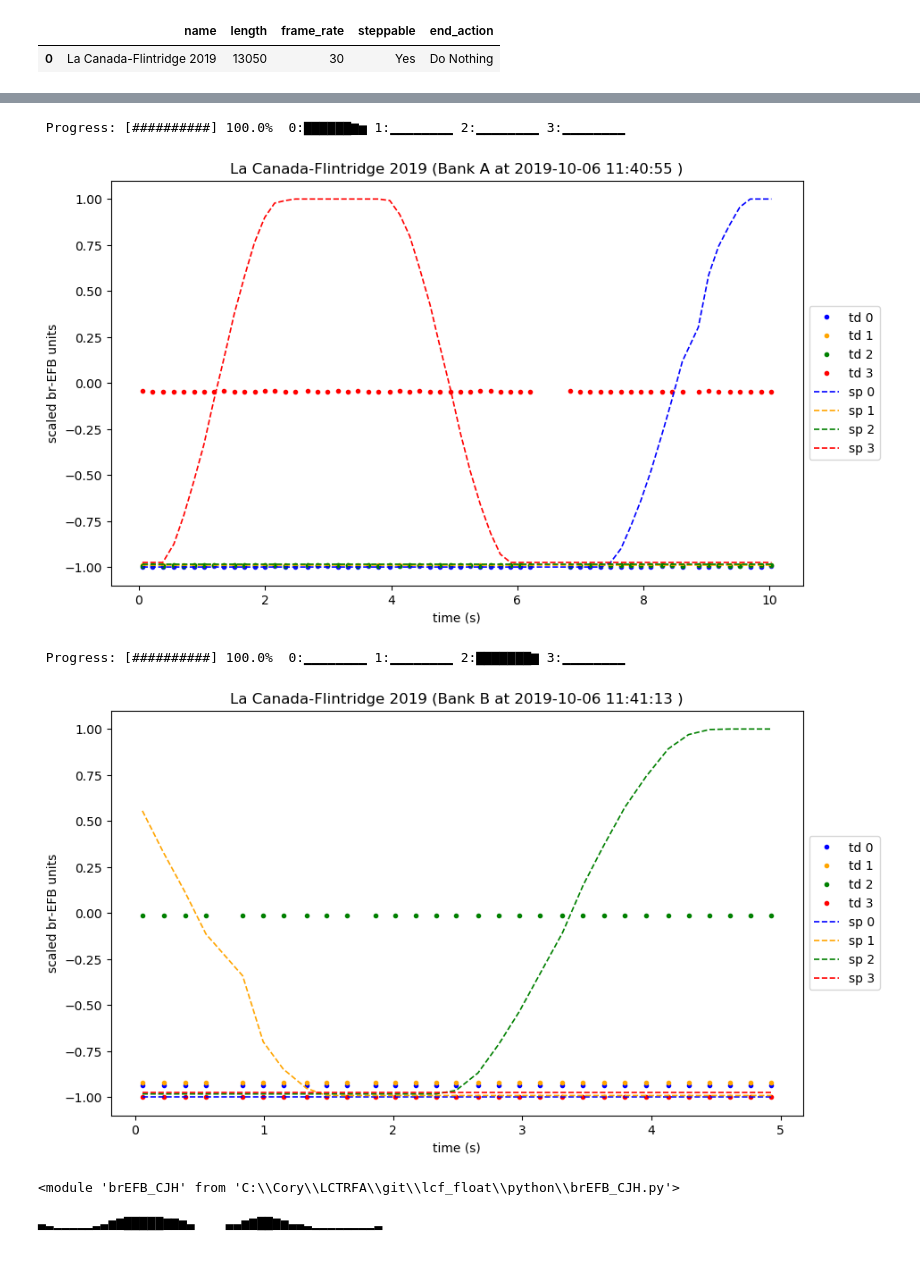
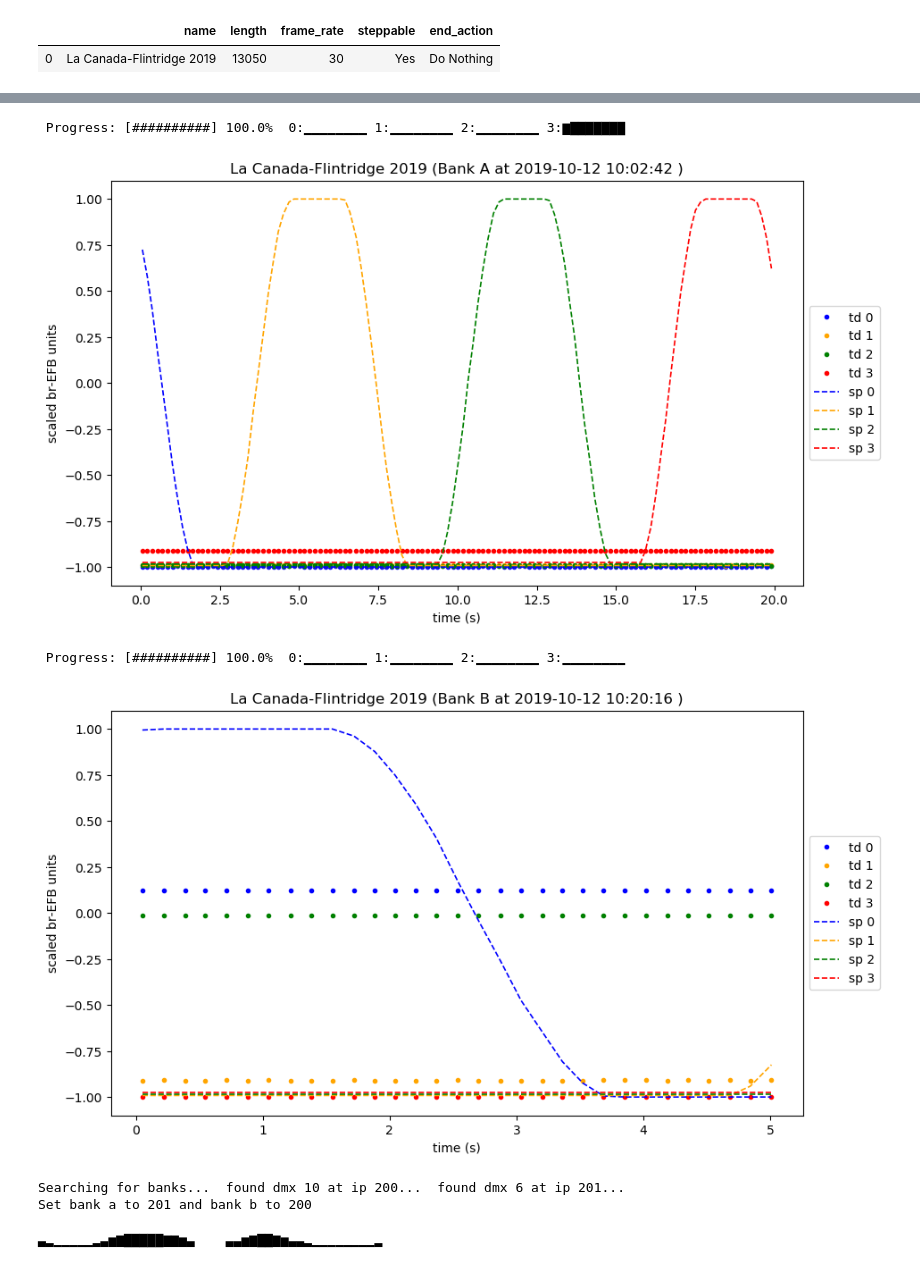
Before and after one commit to aesatchien/lcf_float, a Jupyter notebook: python/BrEFB.ipynb, the cells around one changed output, grey strips where cells are left out. Saved outputs shown, nothing was run; the diff lists cells and outputs as text; code cells hidden in the pictures.

```diff
--- a/python/BrEFB.ipynb
+++ b/python/BrEFB.ipynb
@@ -45,19 +44,21 @@ brefb.current_state_df()
 # %%
-df_a, label = brefb.prepare_all_telemetry(end_time=10, dt=.1, axes=4, bank='a')
+df_a, label = brefb.prepare_all_telemetry(end_time=20, dt=.1, axes=4, bank='a')
 brefb.create_matplot(df_a,label)
 # %% [output]
- Progress: [##########] 100.0%  0:▇▇▇▇▇▇▆▅ 1:▁▁▁▁▁▁▁▁ 2:▁▁▁▁▁▁▁▁ 3:▁▁▁▁▁▁▁▁
+ Progress: [##########] 100.0%  0:▁▁▁▁▁▁▁▁ 1:▁▁▁▁▁▁▁▁ 2:▁▁▁▁▁▁▁▁ 3:▆▇▇▇▇▇▇▇
-[figure, old version]
+[figure, new version]
 # %%
 df_b, label = brefb.prepare_all_telemetry(end_time=5, dt=.1, axes=4, bank='b')
-brefb.create_matplot(df_b,label)
+brefb.create_matplot(df_b,label,save=True)
 # %% [output]
- Progress: [##########] 100.0%  0:▁▁▁▁▁▁▁▁ 1:▁▁▁▁▁▁▁▁ 2:▇▇▇▇▇▇▇▆ 3:▁▁▁▁▁▁▁▁
+ Progress: [##########] 100.0%  0:▁▁▁▁▁▁▁▁ 1:▁▁▁▁▁▁▁▁ 2:▁▁▁▁▁▁▁▁ 3:▁▁▁▁▁▁▁▁
-[figure, old version]
+[figure, new version]
 # %%
 reload(brefb)
+brefb.set_banks()
 # %% [output]
-<module 'brEFB_CJH' from 'C:\\Cory\\LCTRFA\\git\\lcf_float\\python\\brEFB_CJH.py'>
+Searching for banks...  found dmx 10 at ip 200...  found dmx 6 at ip 201...
+Set bank a to 201 and bank b to 200
 # %%
 # -*- coding: utf-8 -*-
 # Unicode: 9601, 9602, 9603, 9604, 9605, 9606, 9607, 9608
```
Also changed, not shown: parts of 15 cells of this notebook, 3 other files.
